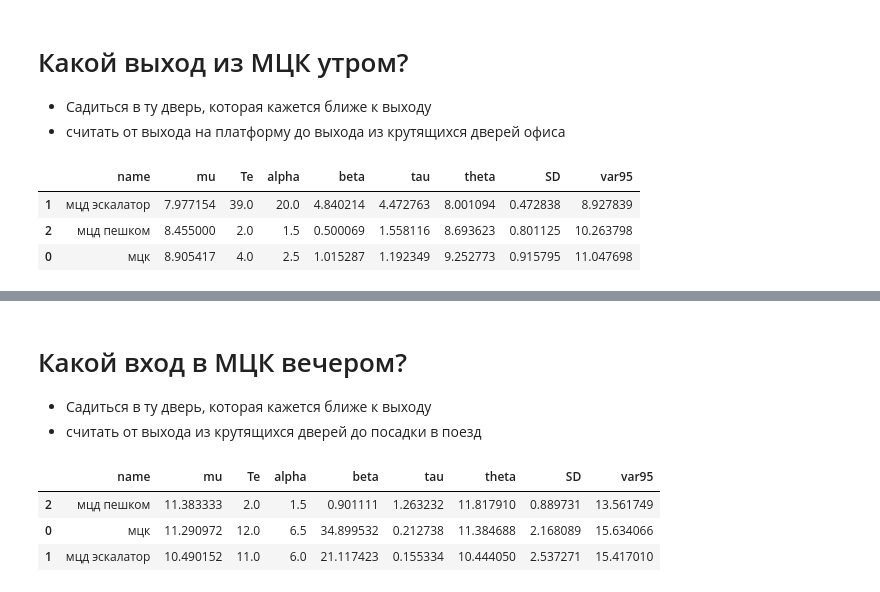
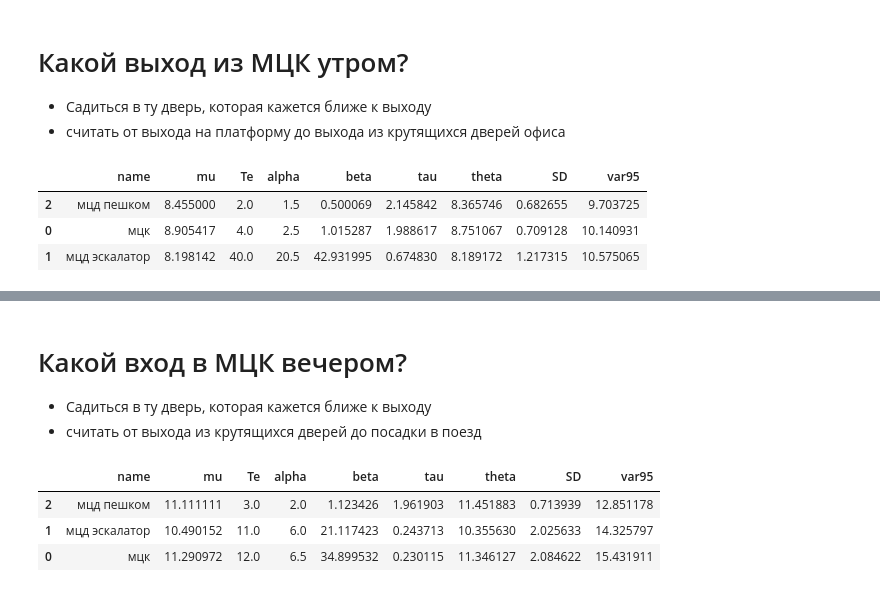
Before and after one commit to ksetdekov/trip_choice_optimizer, a Jupyter notebook: coffee-amount-optimization.ipynb, the cells around one changed output, grey strips where cells are left out. Cells and saved outputs as stored; diff of their text form; code cells hidden in the pictures.

```diff
--- a/coffee-amount-optimization.ipynb
+++ b/coffee-amount-optimization.ipynb
@@ -315,37 +316,38 @@ morning_exit.update_hands("мцд эскалатор", '0:07:27.7') # th 19 dec
 morning_exit.update_hands("мцд эскалатор", '0:07:56.5') # fr 20 dec
 morning_exit.update_hands("мцд эскалатор", '0:07:26.32') # mon 23 dec
 morning_exit.update_hands("мцд эскалатор", '0:09:09.3') # tue 24 dec
 morning_exit.update_hands("мцд эскалатор", '0:07:53.2') # wed 25 dec
 morning_exit.update_hands("мцд эскалатор", '0:07:32.9') # thr 26 dec
 morning_exit.update_hands("мцд эскалатор", '0:07:06.4') # thr 09 jan 2025
 morning_exit.update_hands("мцд эскалатор", '0:08:12.6') # fr 10 jan 2025
 morning_exit.update_hands("мцд эскалатор", '0:07:39.3') # mon 13 jan 2025
 morning_exit.update_hands("мцд эскалатор", '0:07:54.4') # tue 14 jan 2025
 morning_exit.update_hands("мцд эскалатор", '0:07:47.1') # wed 15 jan 2025
 morning_exit.update_hands("мцд эскалатор", '0:08:24.0') # thr 16 jan 2025
 morning_exit.update_hands("мцд эскалатор", '0:07:15.4') # fr 17 jan 2025
 morning_exit.update_hands("мцд эскалатор", '0:08:04.1') # mon 20 jan 2025
 morning_exit.update_hands("мцд эскалатор", '0:07:52.4') # tue 21 jan 2025
 morning_exit.update_hands("мцд эскалатор", '0:07:40.0') # wed 22 jan 2025
 morning_exit.update_hands("мцд эскалатор", '0:07:21.0') # thr 23 jan 2025
 morning_exit.update_hands("мцд эскалатор", '0:07:50.5') # fr 24 jan 2025
 morning_exit.update_hands("мцд эскалатор", '0:08:11.1') # mon 27 jan 2025
 morning_exit.update_hands("мцд эскалатор", '0:07:21.52') # tue 28 jan 2025
 morning_exit.update_hands("мцд эскалатор", '0:08:26.8') # wed 29 jan 2025
 morning_exit.update_hands("мцд эскалатор", '0:08:01.8') # thr 30 jan 2025
 morning_exit.update_hands("мцд эскалатор", '0:08:14.0') # mon 3 feb 2025
 morning_exit.update_hands("мцд эскалатор", '0:07:51.4') # tue 4 feb 2025
 morning_exit.update_hands("мцд эскалатор", '0:07:53') # wed 5 feb 2025
 morning_exit.update_hands("мцд эскалатор", '0:08:05') # thr 6 feb 2025
 morning_exit.update_hands("мцд пешком", '0:08:26.8') # fr 7 feb 2025
-morning_exit.update_hands("мцд пешком", '0:08:27.8') # fr 7 feb 2025
+morning_exit.update_hands("мцд пешком", '0:08:27.8') # monday 10 feb 2025
+morning_exit.update_hands("мцд эскалатор", '0:07:58,9') # tue 11 feb 2025
 
 morning_exit.grade()
 # %% [output]
 |  | name | mu | Te | alpha | beta | tau | theta | SD | var95 |
-| 1 | мцд эскалатор | 7.977154 | 39.0 | 20.0 | 4.840214 | 4.472763 | 8.001094 | 0.472838 | 8.927839 |
-| 2 | мцд пешком | 8.455000 | 2.0 | 1.5 | 0.500069 | 1.558116 | 8.693623 | 0.801125 | 10.263798 |
-| 0 | мцк | 8.905417 | 4.0 | 2.5 | 1.015287 | 1.192349 | 9.252773 | 0.915795 | 11.047698 |
+| 2 | мцд пешком | 8.455000 | 2.0 | 1.5 | 0.500069 | 2.145842 | 8.365746 | 0.682655 | 9.703725 |
+| 0 | мцк | 8.905417 | 4.0 | 2.5 | 1.015287 | 1.988617 | 8.751067 | 0.709128 | 10.140931 |
+| 1 | мцд эскалатор | 8.198142 | 40.0 | 20.5 | 42.931995 | 0.674830 | 8.189172 | 1.217315 | 10.575065 |
 # %%
 fig = px.violin(morning_exit.history, y="value", x="option", box=True, points="all",
           hover_data=cups.history.columns)
@@ -385,13 +387,14 @@ evening_entrance.update_hands("мцк", '0:15:48') # wed 22 jan
 evening_entrance.update_hands("мцд эскалатор", '0:09:34.7') # thr 23 jan
 evening_entrance.update_hands("мцд пешком", '0:10:45') # thr 6 feb
 evening_entrance.update_hands("мцд пешком", '0:12:01') # fr 7 feb
+evening_entrance.update_hands("мцд пешком", '0:10:34') # monday 10 feb
 
 evening_entrance.grade()
 # %% [output]
 |  | name | mu | Te | alpha | beta | tau | theta | SD | var95 |
-| 2 | мцд пешком | 11.383333 | 2.0 | 1.5 | 0.901111 | 1.263232 | 11.817910 | 0.889731 | 13.561749 |
-| 0 | мцк | 11.290972 | 12.0 | 6.5 | 34.899532 | 0.212738 | 11.384688 | 2.168089 | 15.634066 |
-| 1 | мцд эскалатор | 10.490152 | 11.0 | 6.0 | 21.117423 | 0.155334 | 10.444050 | 2.537271 | 15.417010 |
+| 2 | мцд пешком | 11.111111 | 3.0 | 2.0 | 1.123426 | 1.961903 | 11.451883 | 0.713939 | 12.851178 |
+| 1 | мцд эскалатор | 10.490152 | 11.0 | 6.0 | 21.117423 | 0.243713 | 10.355630 | 2.025633 | 14.325797 |
+| 0 | мцк | 11.290972 | 12.0 | 6.5 | 34.899532 | 0.230115 | 11.346127 | 2.084622 | 15.431911 |
 # %%
 fig = px.violin(evening_entrance.history, y="value", x="option", box=True, points="all",
           hover_data=cups.history.columns)
```
Also changed, not shown: parts of 3 cells of this notebook.
